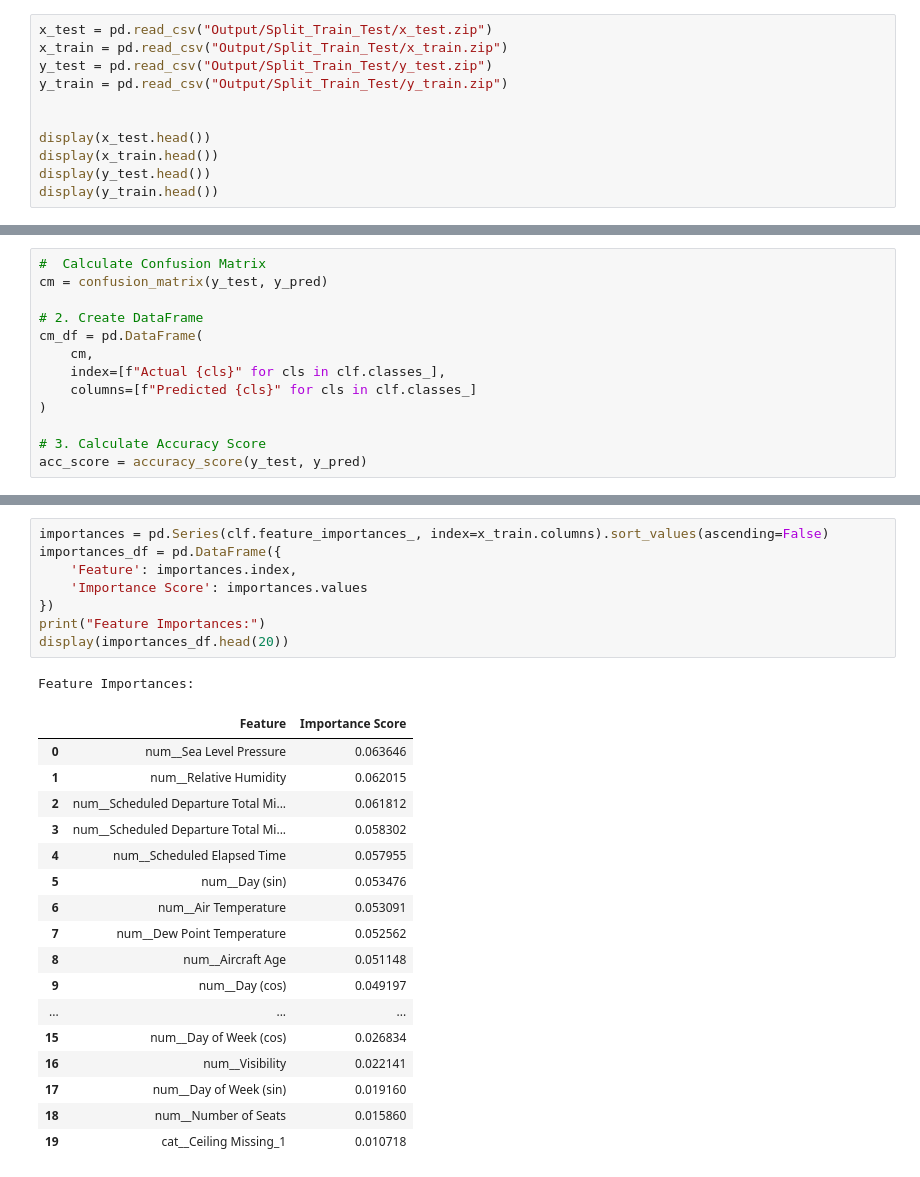
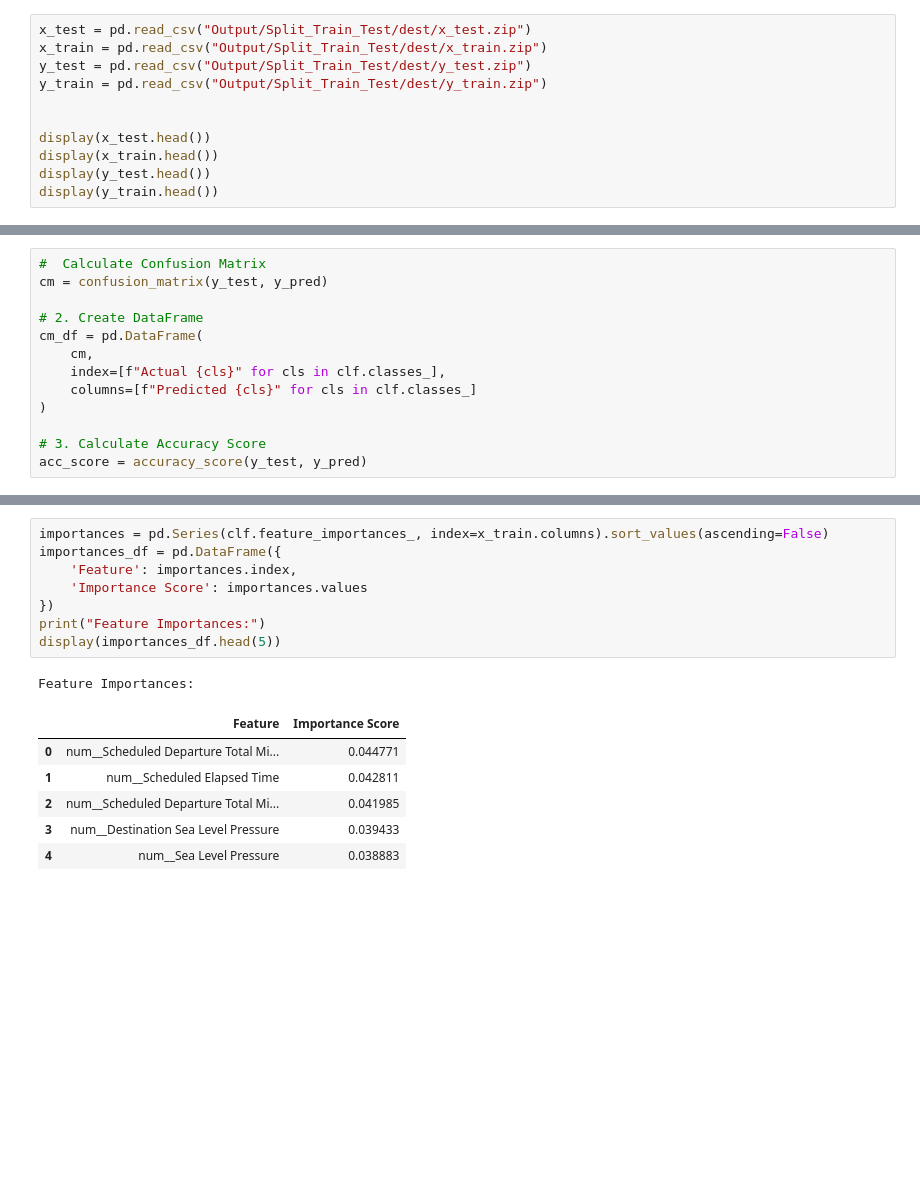
Before and after one commit to brianna-mitri/project-4, a Jupyter notebook: Preprocessing/RandomForest.ipynb, the cells around one changed output, grey strips where cells are left out. Cells and saved outputs as stored; diff of their text form; blank space fills up the shorter version.

```diff
--- a/Preprocessing/RandomForest.ipynb
+++ b/Preprocessing/RandomForest.ipynb
@@ -20,8 +10,8 @@ import seaborn as sns
 # %%
-x_test = pd.read_csv("Output/Split_Train_Test/x_test.zip")
-x_train = pd.read_csv("Output/Split_Train_Test/x_train.zip")
-y_test = pd.read_csv("Output/Split_Train_Test/y_test.zip")
-y_train = pd.read_csv("Output/Split_Train_Test/y_train.zip")
+x_test = pd.read_csv("Output/Split_Train_Test/dest/x_test.zip")
+x_train = pd.read_csv("Output/Split_Train_Test/dest/x_train.zip")
+y_test = pd.read_csv("Output/Split_Train_Test/dest/y_test.zip")
+y_train = pd.read_csv("Output/Split_Train_Test/dest/y_train.zip")
 
 
 display(x_test.head())
@@ -142,27 +148,16 @@ plt.show()
 # %%
 importances = pd.Series(clf.feature_importances_, index=x_train.columns).sort_values(ascending=False)
 importances_df = pd.DataFrame({
     'Feature': importances.index,
     'Importance Score': importances.values
 })
 print("Feature Importances:")
-display(importances_df.head(20))
+display(importances_df.head(5))
 # %% [output]
 Feature Importances:
 |  | Feature | Importance Score |
-| 0 | num__Sea Level Pressure | 0.063646 |
-| 1 | num__Relative Humidity | 0.062015 |
-| 2 | num__Scheduled Departure Total Mi... | 0.061812 |
-| 3 | num__Scheduled Departure Total Mi... | 0.058302 |
-| 4 | num__Scheduled Elapsed Time | 0.057955 |
-| 5 | num__Day (sin) | 0.053476 |
-| 6 | num__Air Temperature | 0.053091 |
-| 7 | num__Dew Point Temperature | 0.052562 |
-| 8 | num__Aircraft Age | 0.051148 |
-| 9 | num__Day (cos) | 0.049197 |
-| ... | ... | ... |
-| 15 | num__Day of Week (cos) | 0.026834 |
-| 16 | num__Visibility | 0.022141 |
-| 17 | num__Day of Week (sin) | 0.019160 |
-| 18 | num__Number of Seats | 0.015860 |
-| 19 | cat__Ceiling Missing_1 | 0.010718 |
+| 0 | num__Scheduled Departure Total Mi... | 0.044771 |
+| 1 | num__Scheduled Elapsed Time | 0.042811 |
+| 2 | num__Scheduled Departure Total Mi... | 0.041985 |
+| 3 | num__Destination Sea Level Pressure | 0.039433 |
+| 4 | num__Sea Level Pressure | 0.038883 |
```
Also changed, not shown: parts of 10 cells of this notebook, 1 other file.
